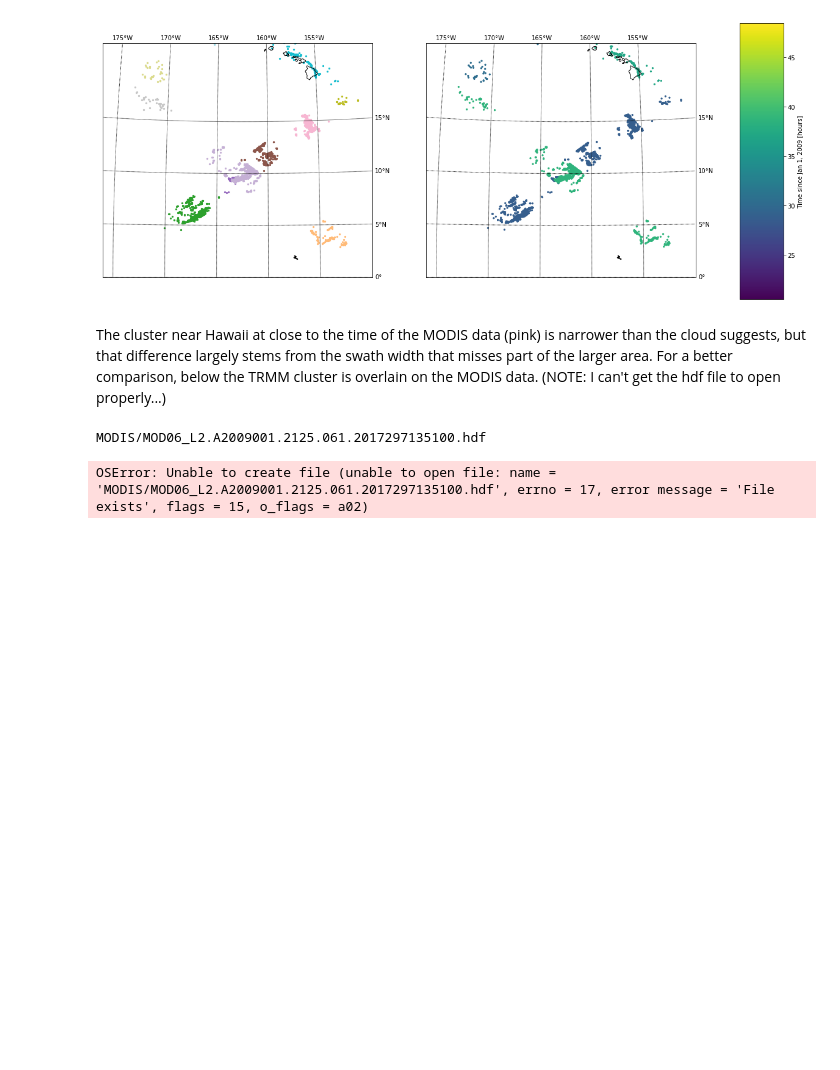
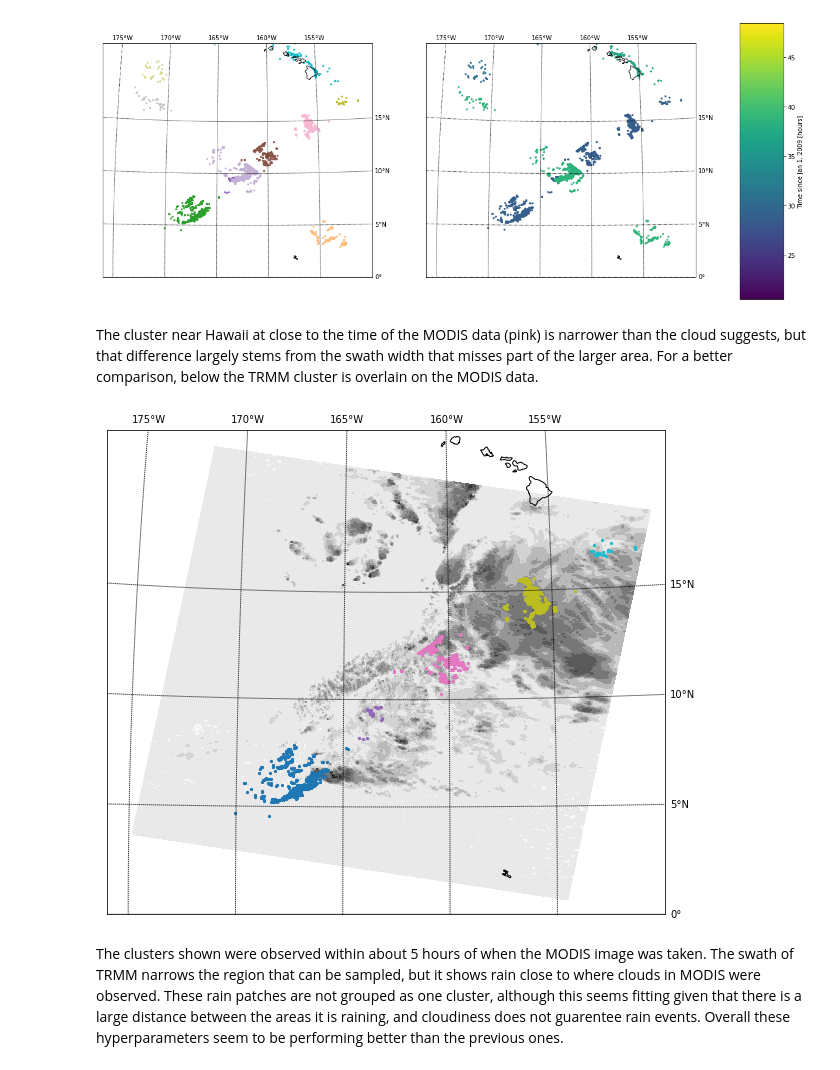
Before and after one commit to lkuntz/Precip_eScience, a Jupyter notebook: Verification of DBSCAN Output-Copy1.ipynb, the cells around one changed output. Saved outputs shown, nothing was run; the diff lists cells and outputs as text; code cells hidden in the pictures; blank space fills up the shorter version.

Commit message:
updating analysis of dbscan with modified cluster hyperparameters

```diff
--- a/Verification of DBSCAN Output-Copy1.ipynb
+++ b/Verification of DBSCAN Output-Copy1.ipynb
@@ -243,15 +243,48 @@ plot_clusters_subset(subset_dblabels,subset_lon,subset_lat,subset_time,view='cas
 number of cluster:  43
 [figure]
 # %% [markdown]
-The cluster near Hawaii at close to the time of the MODIS data (pink) is narrower than the cloud suggests, but that difference largely stems from the swath width that misses part of the larger area. For a better comparison, below the TRMM cluster is overlain on the MODIS data. (NOTE: I can't get the hdf file to open properly...)
+The cluster near Hawaii at close to the time of the MODIS data (pink) is narrower than the cloud suggests, but that difference largely stems from the swath width that misses part of the larger area. For a better comparison, below the TRMM cluster is overlain on the MODIS data.
-# %%
-import h5py
-
-for file in glob.glob('MODIS/M*.hdf'):
-    print(file)
-    df = h5py.File(file)
-    modis = pd.read_hdf(file)
-    print(modis)
-# %% [output]
-MODIS/MOD06_L2.A2009001.2125.061.2017297135100.hdf
-OSError: Unable to create file (unable to open file: name = 'MODIS/MOD06_L2.A2009001.2125.061.2017297135100.hdf', errno = 17, error message = 'File exists', flags = 15, o_flags = a02)
+# %%
+def plot_MODIS_comparision(subset_dblabels,subset_lon,subset_lat,subset_time):
+    #load modis data
+    for file in glob.glob('MODIS/M*.hdf'):
+        df = SD.SD(file)
+
+    CR = df.select('Cirrus_Reflectance')
+    lat = df.select('Latitude')
+    lon = df.select('Longitude')
+
+    #define region to plot
+    bbox = [0,22,-176,-149]
+    parallels = np.arange(0.,20,5.)
+    verts = np.arange(-175.,-150,5.)
+
+    #only look at clusters in NH and within ~5 hours of MODIS image
+    inds = subset_dblabels[(subset_time<29) & (subset_lat>5)]
+    uniqLabels = np.unique(inds)
+    fig = plt.figure(figsize=(10,9))
+    m = Basemap(projection='cass',llcrnrlat=bbox[0],urcrnrlat=bbox[1],\
+            llcrnrlon=bbox[2],urcrnrlon=bbox[3],lat_ts=10,resolution='i',
+            lon_0=(bbox[2]+bbox[3])/2,lat_0=(bbox[0]+bbox[1])/2)
+
+
+    # Draw coastlines and put in parallels and meridians
+    m.drawcoastlines()
+    m.drawparallels(parallels,labels=[False,True,True,False]);
+    m.drawmeridians(verts,labels=[False,True,True,False]);
+
+    #plot the MODIS data
+    m.contourf(lon[:],lat[:],CR[::5,5::5],latlon=True,cmap = plt.get_cmap('Greys'))
+    cmap = plt.get_cmap('tab10')
+
+    #plot the clusters
+    for ii in range(len(uniqLabels)):
+        m.scatter(np.array(subset_lon[subset_dblabels==uniqLabels[ii]]),
+                  np.array(subset_lat[subset_dblabels==uniqLabels[ii]]),
+                  latlon=True,marker='o',color=cmap(2*ii),s=5)
+# %%
+plot_MODIS_comparision(subset_dblabels,subset_lon,subset_lat,subset_time)
+# %% [output]
+[figure, added]
+# %% [markdown]
+The clusters shown were observed within about 5 hours of when the MODIS image was taken. The swath of TRMM narrows the region that can be sampled, but it shows rain close to where clouds in MODIS were observed. These rain patches are not grouped as one cluster, although this seems fitting given that there is a large distance between the areas it is raining, and cloudiness does not guarentee rain events. Overall these hyperparameters seem to be performing better than the previous ones.
```
Also changed, not shown: parts of 1 cell of this notebook.
